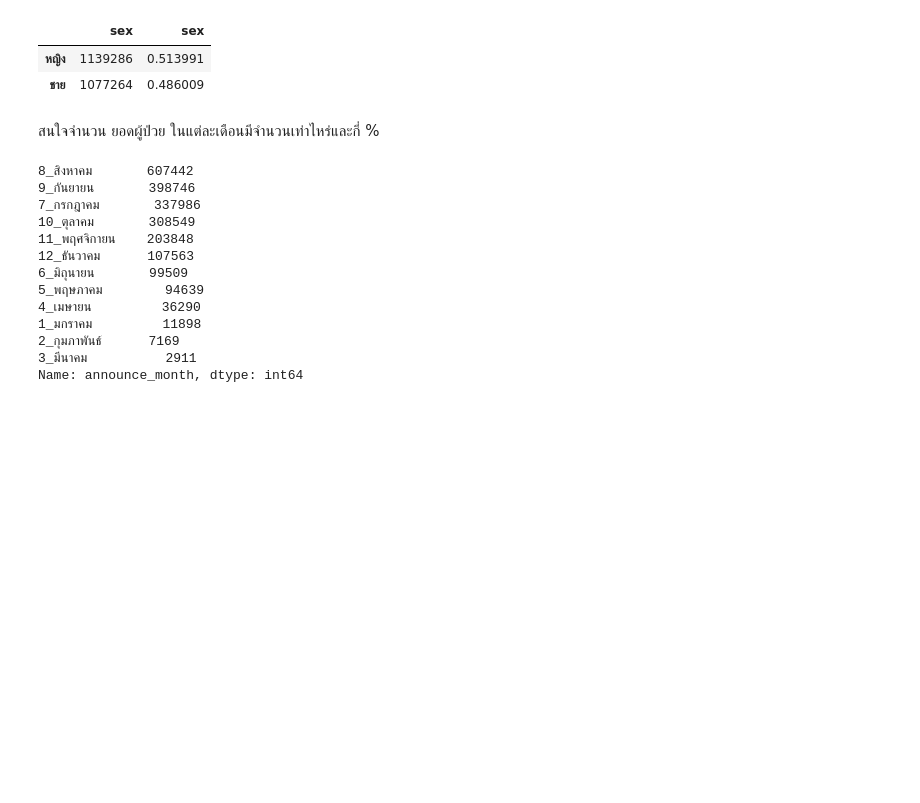
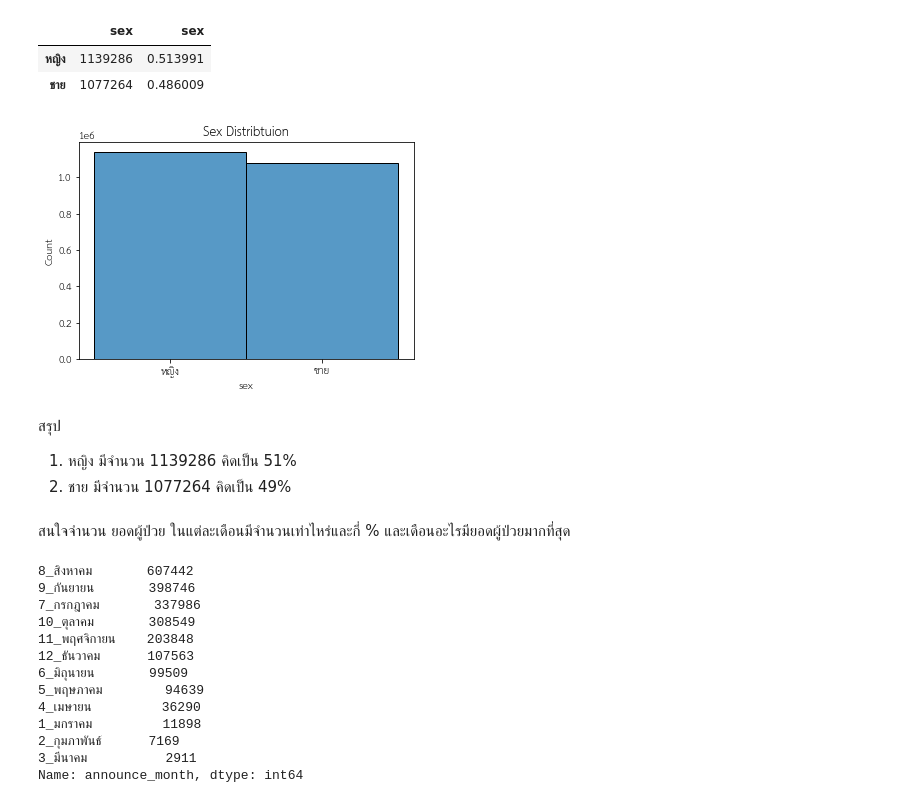
Before and after one commit to Toeysamm/2-64-NIDA-DADS5001, a Jupyter notebook: Covid19_midterm.ipynb, the cells around one changed output. Saved outputs shown, nothing was run; the diff lists cells and outputs as text; code cells hidden in the pictures; blank space fills up the shorter version.

```diff
--- a/Covid19_midterm.ipynb
+++ b/Covid19_midterm.ipynb
@@ -12,0 +29,2 @@ pd.options.display.max_columns = 20
+# %%
+mpl.rc('font', family='TH Sarabun New', size=10)
@@ -218,8 +266,20 @@ pd.concat([covid19Y64['sex'].value_counts().to_frame(), covid19Y64['sex'].value_
 |  | sex | sex |
 | หญิง | 1139286 | 0.513991 |
 | ชาย | 1077264 | 0.486009 |
+# %%
+sns.histplot(covid19Y64.sex) #bins=8 กำหนดให้มี 8 ถัง ใน histogram || discrete=True กำหนดความต่อเนื่องของค่าแต่ละถัง และค่า 15,16,... อยู่ตรงกลางแต่ละถัง
+plt.title('Sex Distribtuion')
+plt.xticks(rotation=0)
+plt.show()
+# %% [output]
+[figure, added]
+# %% [markdown]
+สรุป
+
+1. หญิง มีจำนวน 1139286 คิดเป็น 51%
+2. ชาย มีจำนวน 1077264 คิดเป็น 49%
 # %% [markdown]
-สนใจจำนวน ยอดผู้ป่วย ในแต่ละเดือนมีจำนวนเท่าไหร่และกี่ %
+สนใจจำนวน ยอดผู้ป่วย ในแต่ละเดือนมีจำนวนเท่าไหร่และกี่ % และเดือนอะไรมียอดผู้ป่วยมากที่สุด
 # %%
 print(covid19Y64['announce_month'].value_counts().sort_values(ascending=False))
 # %% [output]
```
Also changed, not shown: parts of 23 cells of this notebook.
